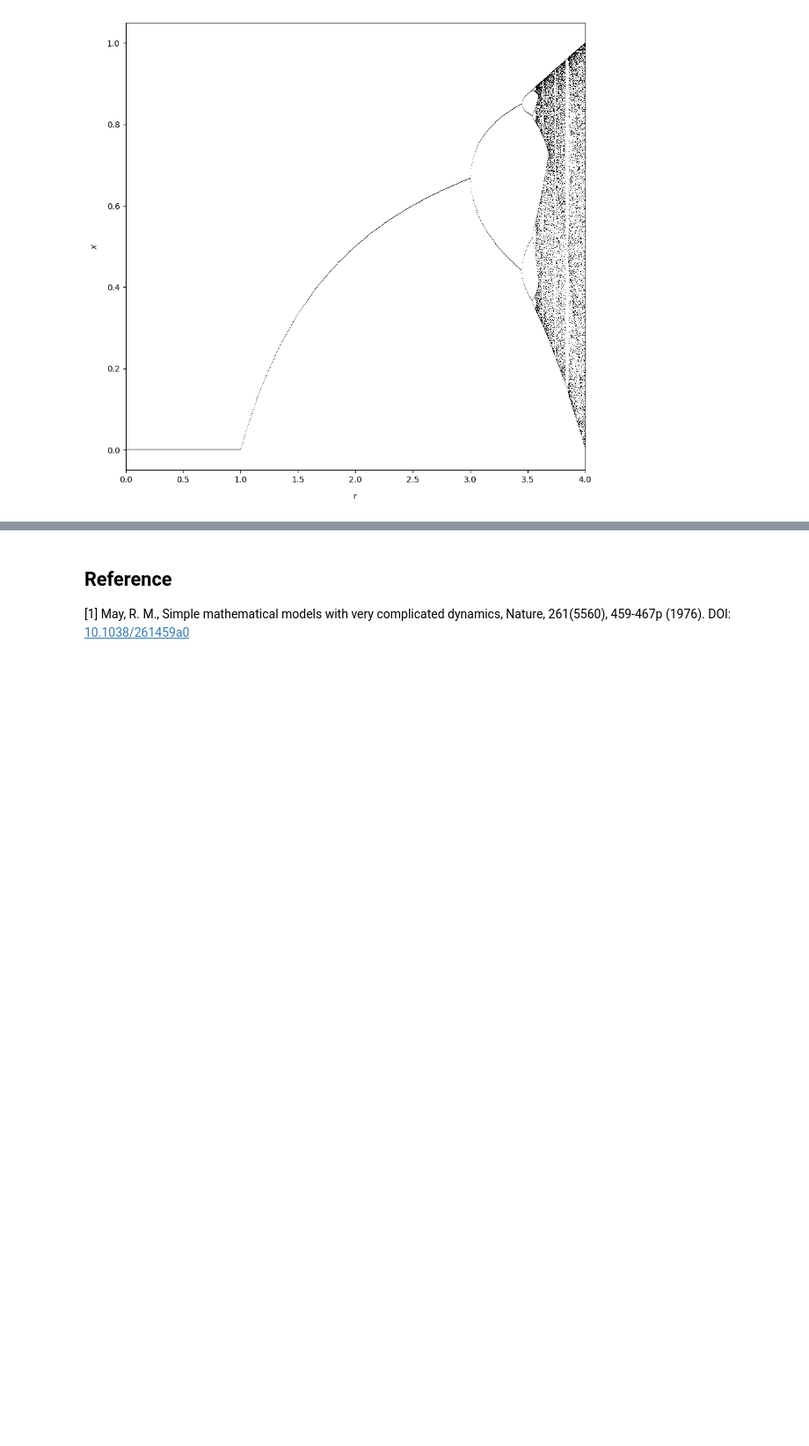
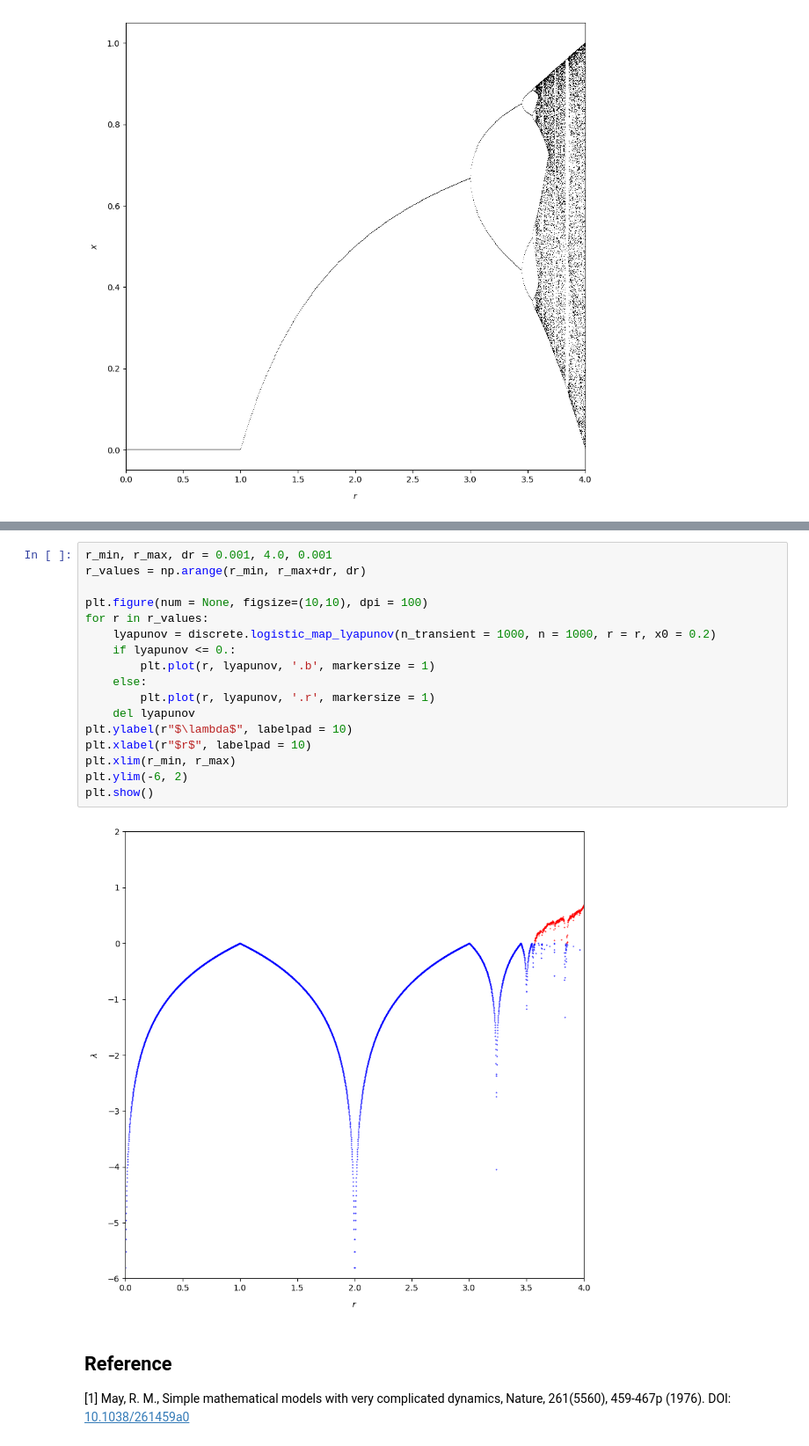
Before and after one commit to bmfreis/system, a Jupyter notebook: discrete/example_logistic.ipynb, the cells around one changed output, grey strips where cells are left out. Shown at 88% size. Drawn from its saved outputs; the diff is of its cells as text; blank space fills up the shorter version.

```diff
--- a/discrete/example_logistic.ipynb
+++ b/discrete/example_logistic.ipynb
@@ -93,3 +101,22 @@ plt.show()
+# %%
+r_min, r_max, dr = 0.001, 4.0, 0.001
+r_values = np.arange(r_min, r_max+dr, dr)
+
+plt.figure(num = None, figsize=(10,10), dpi = 100)
+for r in r_values:
+    lyapunov = discrete.logistic_map_lyapunov(n_transient = 1000, n = 1000, r = r, x0 = 0.2)
+    if lyapunov <= 0.:
+        plt.plot(r, lyapunov, '.b', markersize = 1)
+    else:
+        plt.plot(r, lyapunov, '.r', markersize = 1)
+    del lyapunov
+plt.ylabel(r"$\lambda$", labelpad = 10)
+plt.xlabel(r"$r$", labelpad = 10)
+plt.xlim(r_min, r_max)
+plt.ylim(-6, 2)
+plt.show()
+# %% [output]
+[figure, added]
 # %% [markdown]
 ## Reference
 
```
Also changed, not shown: parts of 1 cell of this notebook, 1 other file.
